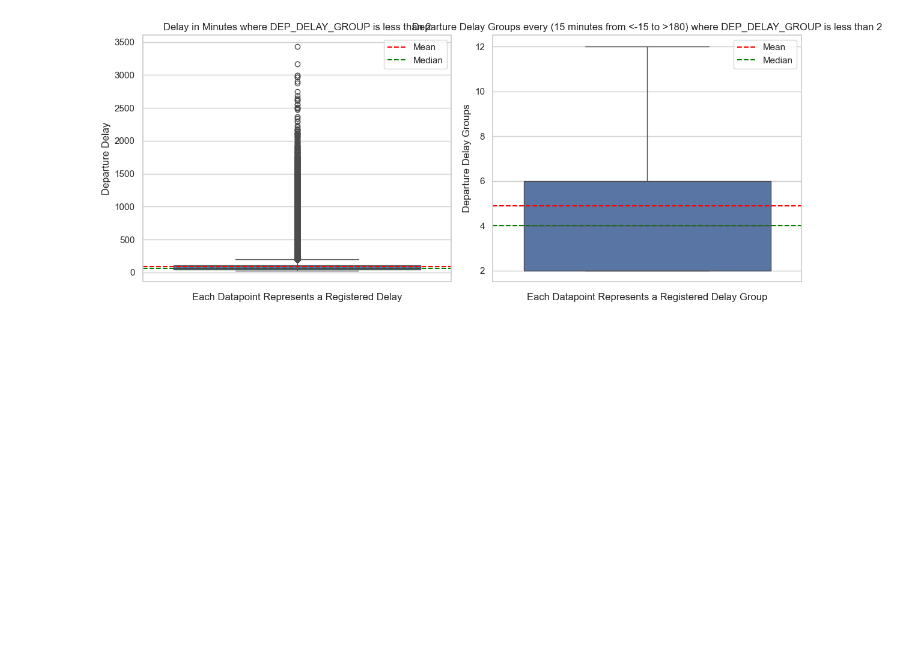
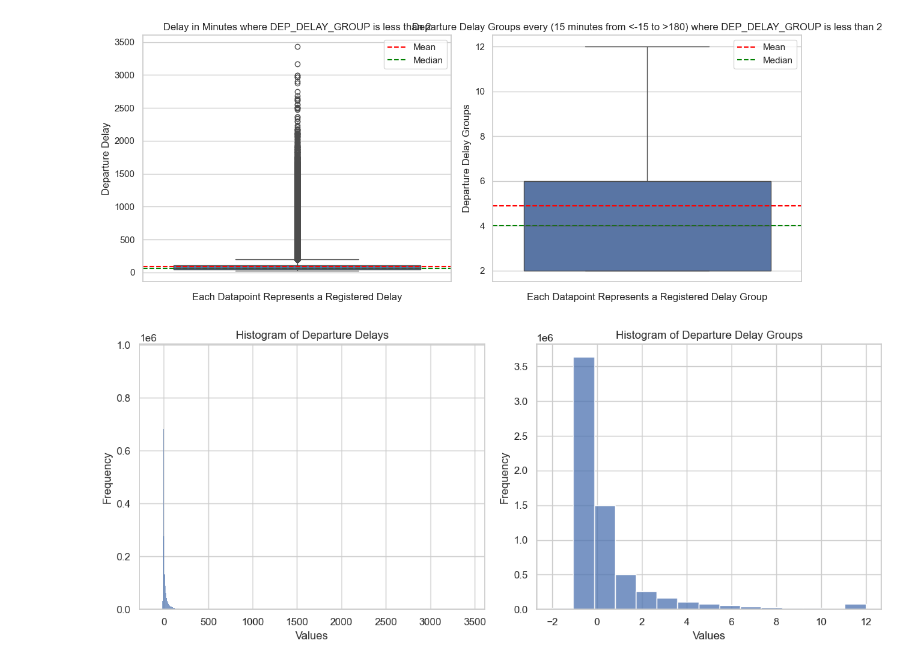
Before and after one commit to MohammedGuniem/Prediction-of-On-time-Flight-Performance, a Jupyter notebook: notebooks/Visualization.ipynb, the cells around one changed output. Saved outputs shown, nothing was run; the diff lists cells and outputs as text; code cells hidden in the pictures; blank space fills up the shorter version.

Commit message:
Added more visualization trying to understand the distribution of departure delay in the dataset

```diff
--- a/notebooks/Visualization.ipynb
+++ b/notebooks/Visualization.ipynb
@@ -635,3 +635,26 @@ plt.tight_layout()
 plt.show()
 # %% [output]
 [figure]
+# %%
+# Create a 1x2 subplot
+fig, axes = plt.subplots(1, 2, figsize=(12, 5))
+
+# Make histogram that show the distribution of DEP_DELAY
+sns.histplot(df['DEP_DELAY'], bins=len(df['DEP_DELAY'].unique()), ax=axes[0])
+axes[0].set_title('Histogram of Departure Delays')
+axes[0].set_xlabel('Values')
+axes[0].set_ylabel('Frequency')
+
+# Make histogram that show the distribution of DEP_DELAY_GROUP
+sns.histplot(df['DEP_DELAY_GROUP'], bins=len(df['DEP_DELAY_GROUP'].unique()), ax=axes[1])
+axes[1].set_title('Histogram of Departure Delay Groups')
+axes[1].set_xlabel('Values')
+axes[1].set_ylabel('Frequency')
+
+# Adjust layout
+plt.tight_layout()
+
+# Show the plot
+plt.show()
+# %% [output]
+[figure, added]
```
Also changed, not shown: parts of 1 cell of this notebook.
